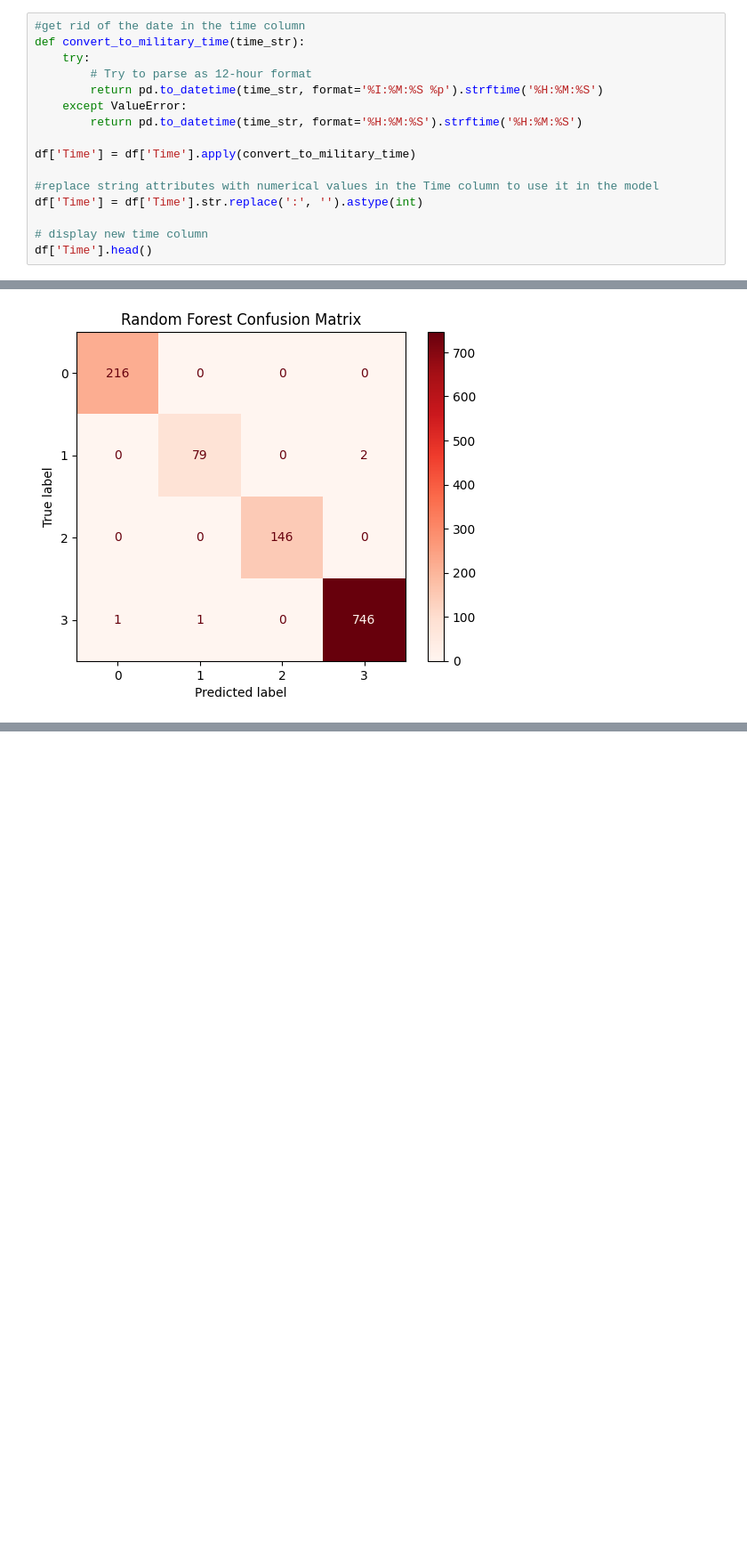
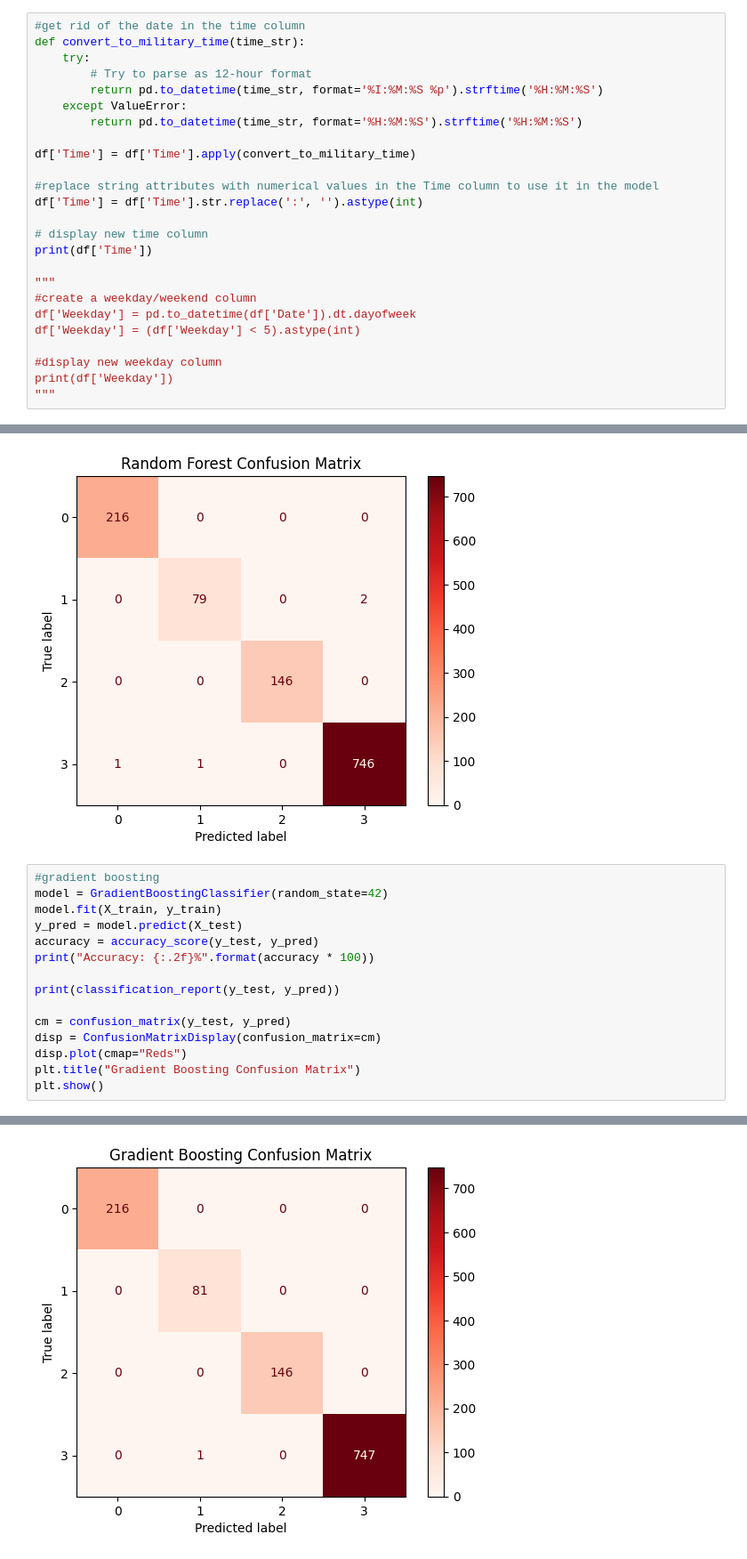
Before and after one commit to brownjordan317/CSCI-443, a Jupyter notebook: traffic_analysis/traffic_analysis_two_month.ipynb, the cells around one changed output, grey strips where cells are left out. Shown: that part at 89% size. Drawn from its saved outputs; the diff is of its cells as text; blank space fills up the shorter version.

```diff
--- a/traffic_analysis/traffic_analysis_two_month.ipynb
+++ b/traffic_analysis/traffic_analysis_two_month.ipynb
@@ -39,5 +52,14 @@ df['Time'] = df['Time'].apply(convert_to_military_time)
 df['Time'] = df['Time'].str.replace(':', '').astype(int)
 
 # display new time column
-df['Time'].head()
+print(df['Time'])
+
+"""
+#create a weekday/weekend column
+df['Weekday'] = pd.to_datetime(df['Date']).dt.dayofweek
+df['Weekday'] = (df['Weekday'] < 5).astype(int)
+
+#display new weekday column
+print(df['Weekday'])
+"""
 # %% [output]
@@ -93,3 +131,19 @@ Accuracy: 99.66%
    macro avg       1.00      0.99      0.99      1191
 weighted avg       1.00      1.00      1.00      1191
 [figure]
+# %%
+#gradient boosting
+model = GradientBoostingClassifier(random_state=42)
+model.fit(X_train, y_train)
+y_pred = model.predict(X_test)
+accuracy = accuracy_score(y_test, y_pred)
+print("Accuracy: {:.2f}%".format(accuracy * 100))
+
+print(classification_report(y_test, y_pred))
+
+cm = confusion_matrix(y_test, y_pred)
+disp = ConfusionMatrixDisplay(confusion_matrix=cm)
+disp.plot(cmap="Reds")
+plt.title("Gradient Boosting Confusion Matrix")
+plt.show()
+# %% [output]
@@ -96 +161,2 @@ weighted avg       1.00      1.00      1.00      1191
+[figure, added]
 # %%
```
Also changed, not shown: parts of 10 cells of this notebook.
